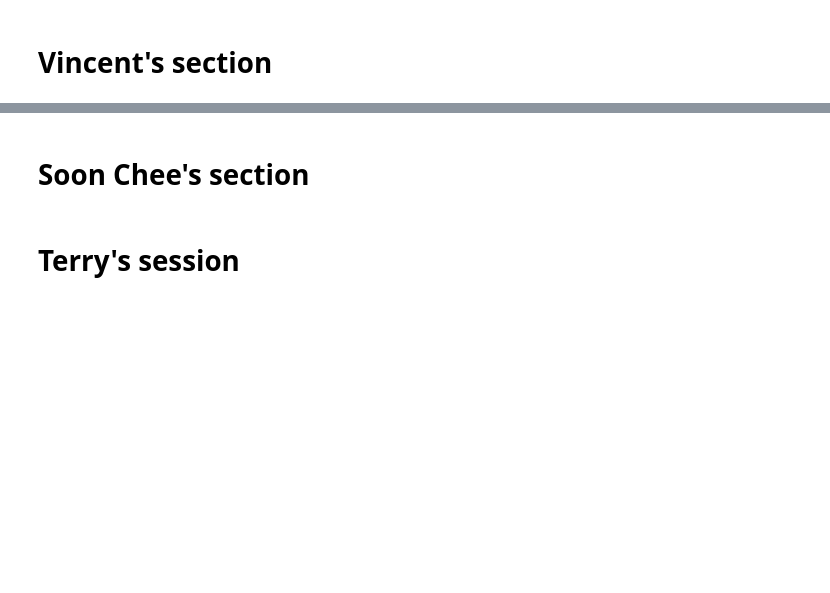
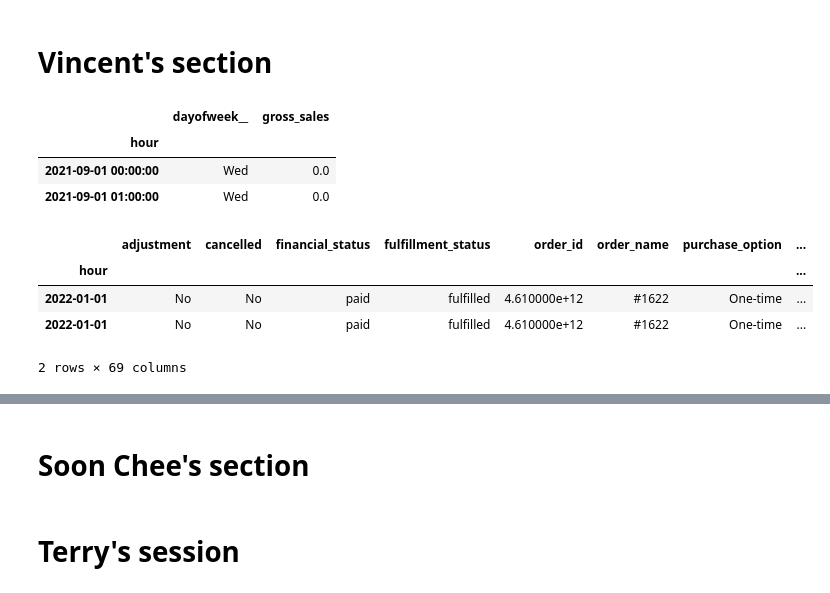
Before and after one commit to winwinteam/-1sutd-stats-team5-prj, a Jupyter notebook: Team_5_Project_(JH)_v1_0.ipynb, the cells around one changed output, grey strips where cells are left out. Drawn from its saved outputs; the diff is of its cells as text; code cells hidden in the pictures; blank space fills up the shorter version.

```diff
--- a/Team_5_Project_(JH)_v1_0.ipynb
+++ b/Team_5_Project_(JH)_v1_0.ipynb
@@ -354,0 +389,20 @@ dfvc = pd.read_csv(data_dir + "Ecommerce - Hour Data.csv")
+# %%
+dfvc = pd.read_csv(data_dir + "Ecommerce - Hour Data.csv")
+
+mydf = dfvc
+mydf.hour = pd.to_datetime(mydf.hour)
+dayofweek = ("Mon", "Tue", "Wed", "Thur", "Fri", "Sat", "Sun")
+mydf["dayofweek__"] = mydf.hour.dt.dayofweek.apply(lambda x: dayofweek[x])
+mydf.set_index("hour", inplace=True)
+display(mydf[["dayofweek__", "gross_sales"]].head(2))
+display(mydf.loc["2022-01"].head(2)) # get 2022-Jan dataframe
+# %% [output]
+|  | dayofweek__ | gross_sales |
+| hour |  |  |
+| 2021-09-01 00:00:00 | Wed | 0.0 |
+| 2021-09-01 01:00:00 | Wed | 0.0 |
+|  | adjustment | cancelled | financial_status | fulfillment_status | order_id | order_name | purchase_option | ... |
+| hour |  |  |  |  |  |  |  | ... |
+| 2022-01-01 | No | No | paid | fulfilled | 4.610000e+12 | #1622 | One-time | ... |
+| 2022-01-01 | No | No | paid | fulfilled | 4.610000e+12 | #1622 | One-time | ... |
+2 rows × 69 columns
```
Also changed, not shown: parts of 36 cells of this notebook.
